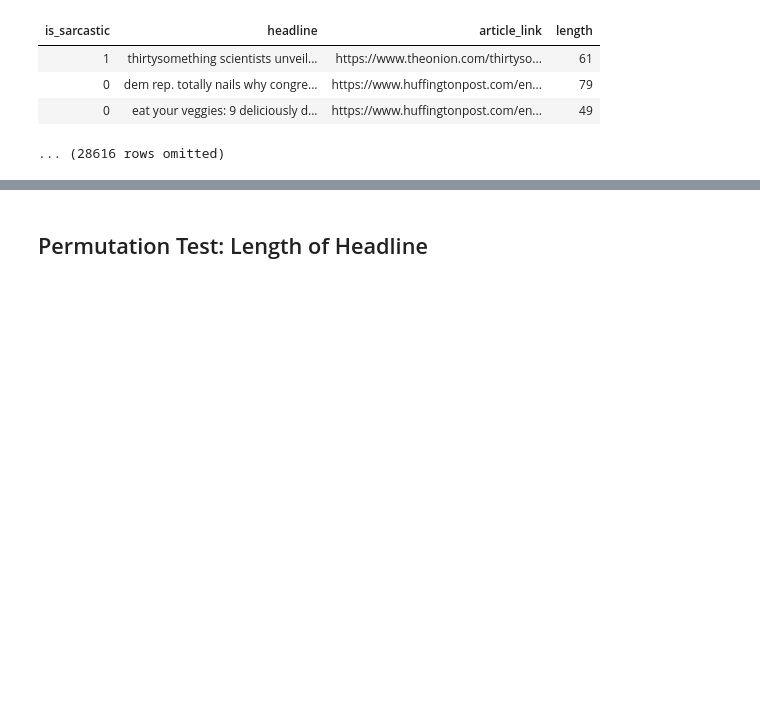
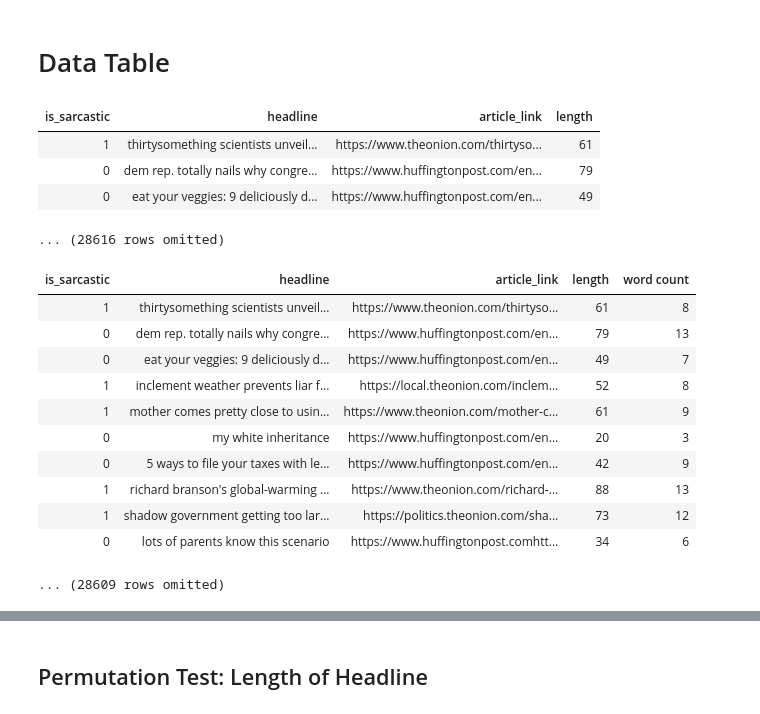
Before and after one commit to aleggs/dss-2019, a Jupyter notebook: Hypothesis Testing.ipynb, the cells around one changed output, grey strips where cells are left out. Cells and saved outputs as stored; diff of their text form; code cells hidden in the pictures; blank space fills up the shorter version.

```diff
--- a/Hypothesis Testing.ipynb
+++ b/Hypothesis Testing.ipynb
@@ -35 +35,3 @@ pwd
+# %% [markdown]
+# Data Table
 # %%
@@ -42,3 +45,20 @@ articles.show(3)
 | 0 | dem rep. totally nails why congre... | https://www.huffingtonpost.com/en... | 79 |
 | 0 | eat your veggies: 9 deliciously d... | https://www.huffingtonpost.com/en... | 49 |
 ... (28616 rows omitted)
+# %%
+word_count = [len(headline.split()) for headline in headlines]
+articles = articles.with_column('word count',word_count)
+articles
+# %% [output]
+| is_sarcastic | headline | article_link | length | word count |
+| 1 | thirtysomething scientists unveil... | https://www.theonion.com/thirtyso... | 61 | 8 |
+| 0 | dem rep. totally nails why congre... | https://www.huffingtonpost.com/en... | 79 | 13 |
+| 0 | eat your veggies: 9 deliciously d... | https://www.huffingtonpost.com/en... | 49 | 7 |
+| 1 | inclement weather prevents liar f... | https://local.theonion.com/inclem... | 52 | 8 |
+| 1 | mother comes pretty close to usin... | https://www.theonion.com/mother-c... | 61 | 9 |
+| 0 | my white inheritance | https://www.huffingtonpost.com/en... | 20 | 3 |
+| 0 | 5 ways to file your taxes with le... | https://www.huffingtonpost.com/en... | 42 | 9 |
+| 1 | richard branson's global-warming ... | https://www.theonion.com/richard-... | 88 | 13 |
+| 1 | shadow government getting too lar... | https://politics.theonion.com/sha... | 73 | 12 |
+| 0 | lots of parents know this scenario | https://www.huffingtonpost.comhtt... | 34 | 6 |
+... (28609 rows omitted)
```
Also changed, not shown: parts of 19 cells of this notebook.
